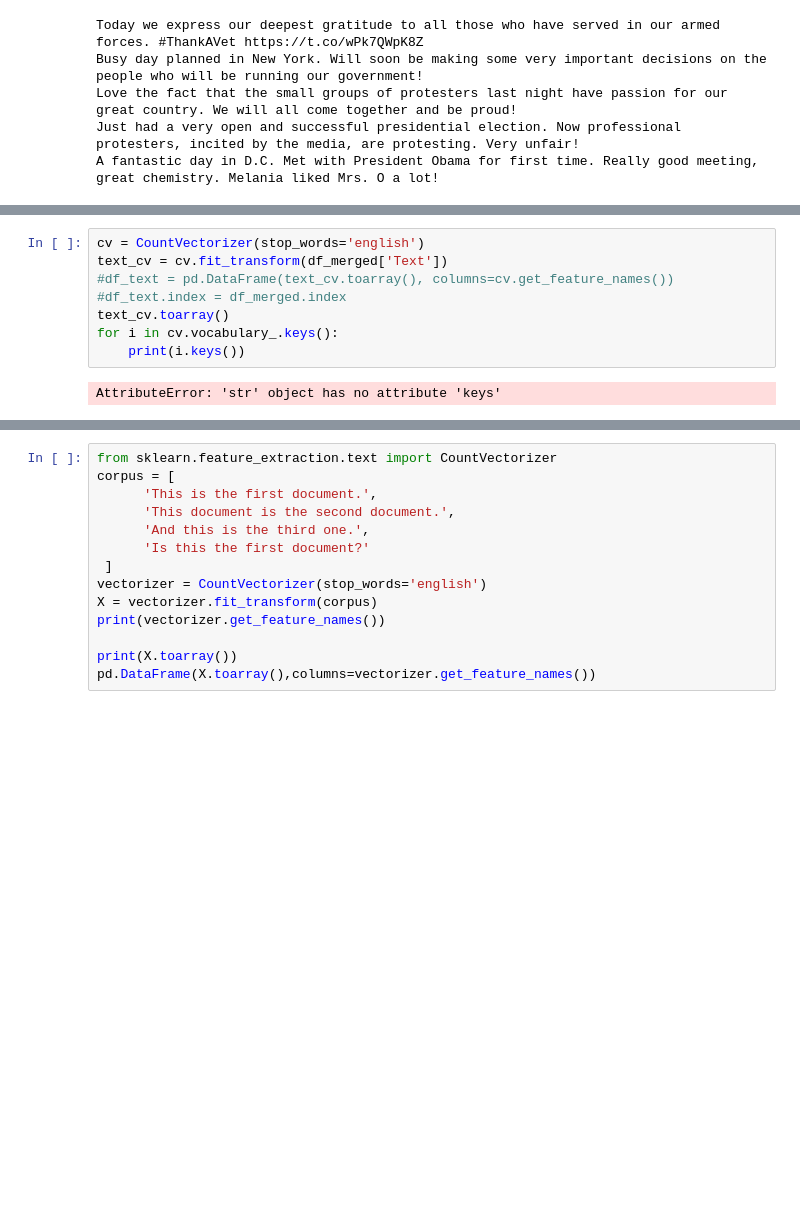
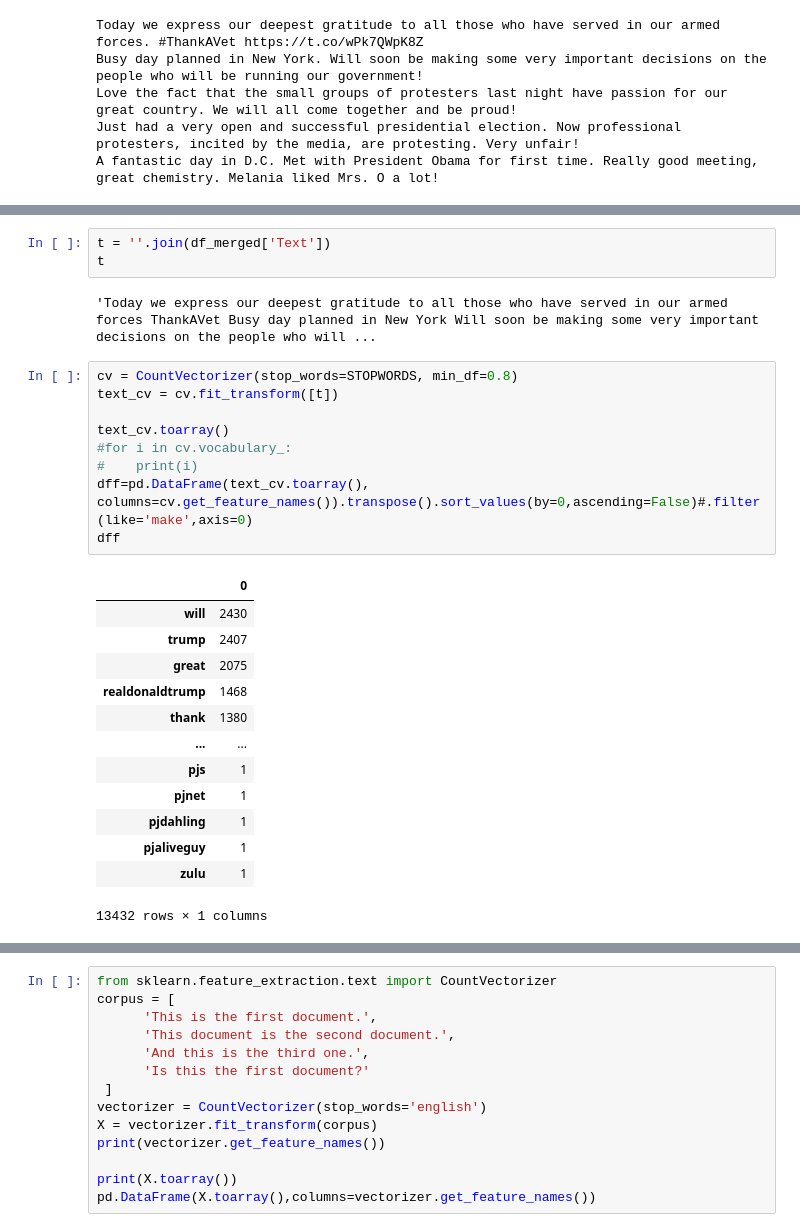
Before and after one commit to alexiska/Sentiment-analysis-Donald-Trump, a Jupyter notebook: Sentiment analysis.ipynb, the cells around one changed output, grey strips where cells are left out. Cells and saved outputs as stored; diff of their text form; blank space fills up the shorter version.

```diff
--- a/Sentiment analysis.ipynb
+++ b/Sentiment analysis.ipynb
@@ -201,10 +282,28 @@ plt.show()
-# %%
-cv = CountVectorizer(stop_words='english')
-text_cv = cv.fit_transform(df_merged['Text'])
-#df_text = pd.DataFrame(text_cv.toarray(), columns=cv.get_feature_names())
-#df_text.index = df_merged.index
-text_cv.toarray()
-for i in cv.vocabulary_.keys():
-    print(i.keys())
-# %% [output]
-AttributeError: 'str' object has no attribute 'keys'
+# %%
+t = ''.join(df_merged['Text'])
+t
+# %% [output]
+'Today we express our deepest gratitude to all those who have served in our armed forces ThankAVet Busy day planned in New York Will soon be making some very important decisions on the people who will ...
+# %%
+cv = CountVectorizer(stop_words=STOPWORDS, min_df=0.8)
+text_cv = cv.fit_transform([t])
+
+text_cv.toarray()
+#for i in cv.vocabulary_:
+#    print(i)
+dff=pd.DataFrame(text_cv.toarray(), columns=cv.get_feature_names()).transpose().sort_values(by=0,ascending=False)#.filter(like='make',axis=0)
+dff
+# %% [output]
+|  | 0 |
+| will | 2430 |
+| trump | 2407 |
+| great | 2075 |
+| realdonaldtrump | 1468 |
+| thank | 1380 |
+| ... | ... |
+| pjs | 1 |
+| pjnet | 1 |
+| pjdahling | 1 |
+| pjaliveguy | 1 |
+| zulu | 1 |
+13432 rows × 1 columns
```
Also changed, not shown: parts of 11 cells of this notebook.
